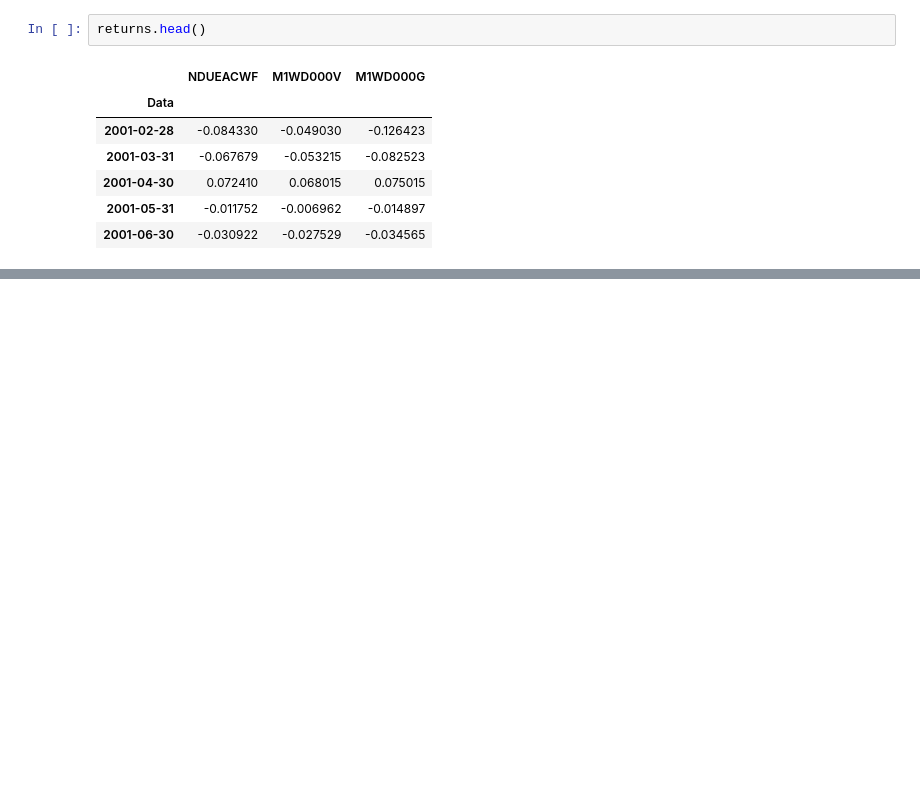
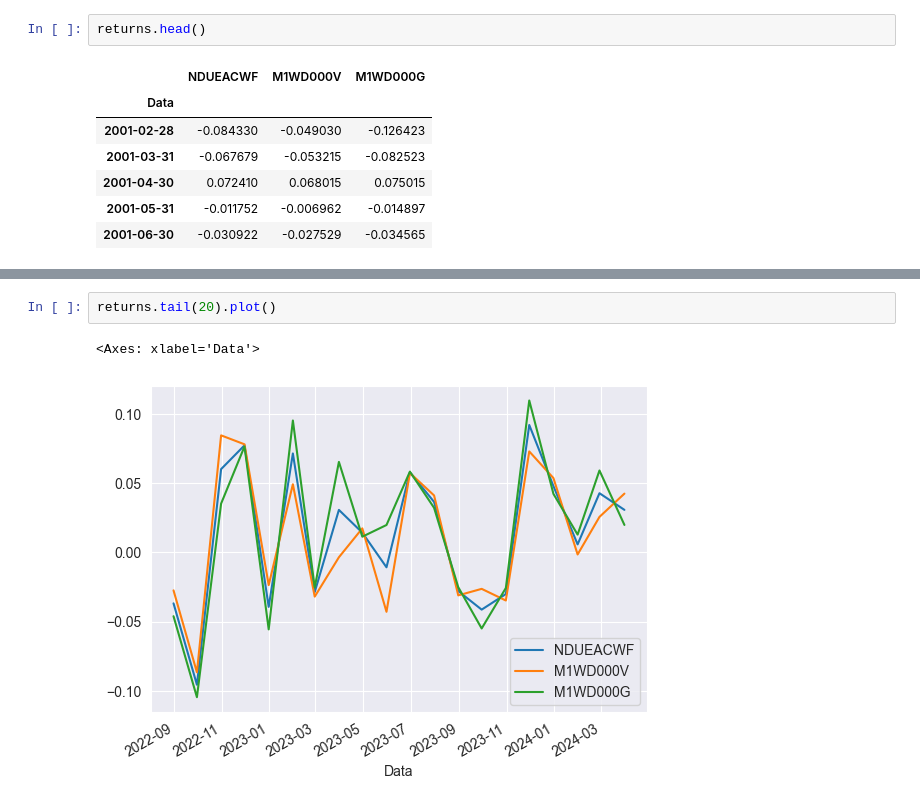
Before and after one commit to Pynci/business-intelligence, a Jupyter notebook: lezioni/Lezione_6_20240506/CAPM_2.ipynb, the cells around one changed output, grey strips where cells are left out. Cells and saved outputs as stored; diff of their text form; blank space fills up the shorter version.

```diff
--- a/lezioni/Lezione_6_20240506/CAPM_2.ipynb
+++ b/lezioni/Lezione_6_20240506/CAPM_2.ipynb
@@ -786,0 +797,5 @@ NameError: name 'cum' is not defined
+# %%
+returns.tail(20).plot()
+# %% [output]
+<Axes: xlabel='Data'>
+[figure, added]
```
Also changed, not shown: parts of 19 cells of this notebook.
